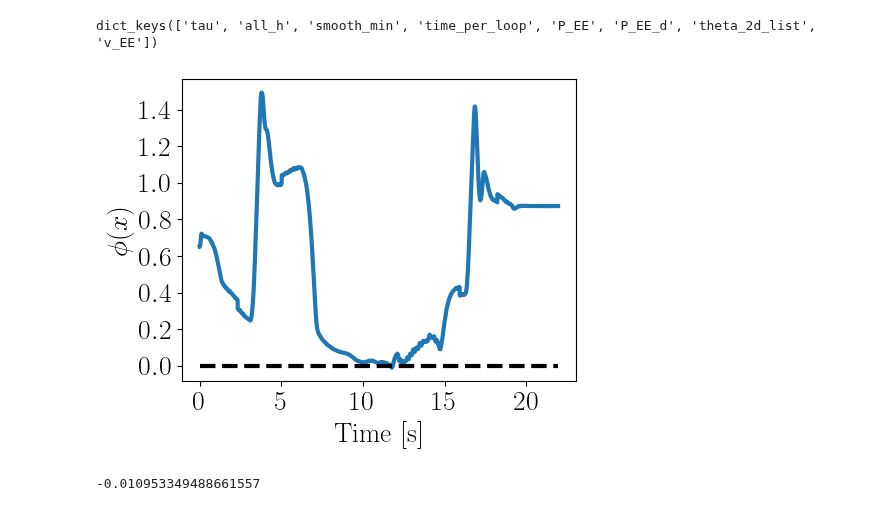
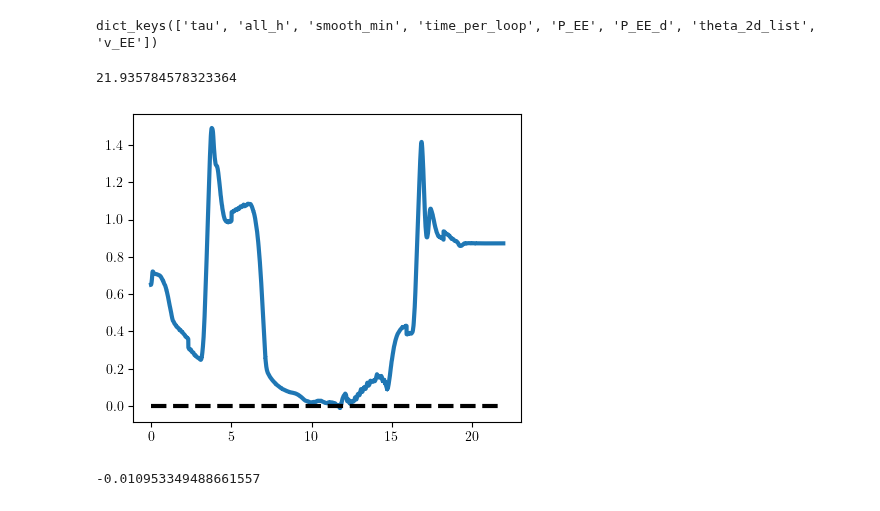
Before and after one commit to shiqingw/HOCBF-FR3-Experiments, a Jupyter notebook: exp2_visualization.ipynb, the cells around one changed output. Saved outputs shown, nothing was run; the diff lists cells and outputs as text; code cells hidden in the pictures.

```diff
--- a/exp2_visualization.ipynb
+++ b/exp2_visualization.ipynb
@@ -59,24 +82,26 @@ dict_keys(['tau', 'all_h', 'smooth_min', 'time_per_loop', 'P_EE', 'P_EE_d', 'the
 # %%
 smooth_min = np.array(data_with_circ['smooth_min'])
 t = np.cumsum(data_with_circ['time_per_loop'])
 
 fig, ax = plt.subplots(figsize=(5,4), frameon=True)
 label_fs = 20
 tick_fs = 20
 legend_fs = 20
 linewidth = 3
 
 plt.plot(t, smooth_min, linewidth=linewidth)
 plt.hlines(0, t[0], t[-1], colors='k', linestyles='dashed', linewidth=linewidth)
+print(t[-1])
 
-plt.xlabel('Time [s]', fontsize=label_fs)
-plt.ylabel('$\phi(x)$', fontsize=label_fs)
-plt.xticks(fontsize = tick_fs)
-plt.yticks(fontsize = tick_fs)
-plt.tight_layout()
-plt.savefig(folder + '/' + exp_with_circ + '/cbf_with_circ.pdf')
+# plt.xlabel('Time [s]', fontsize=label_fs)
+# plt.ylabel('$\phi(x)$', fontsize=label_fs)
+# plt.xticks(fontsize = tick_fs)
+# plt.yticks(fontsize = tick_fs)
+# plt.tight_layout()
+# plt.savefig(folder + '/' + exp_with_circ + '/cbf_with_circ.pdf')
 # %% [output]
+21.935784578323364
-[figure, old version]
+[figure, new version]
 # %%
 print(np.min(smooth_min))
 # %% [output]
```
Also changed, not shown: parts of 2 cells of this notebook, 5 other files.
